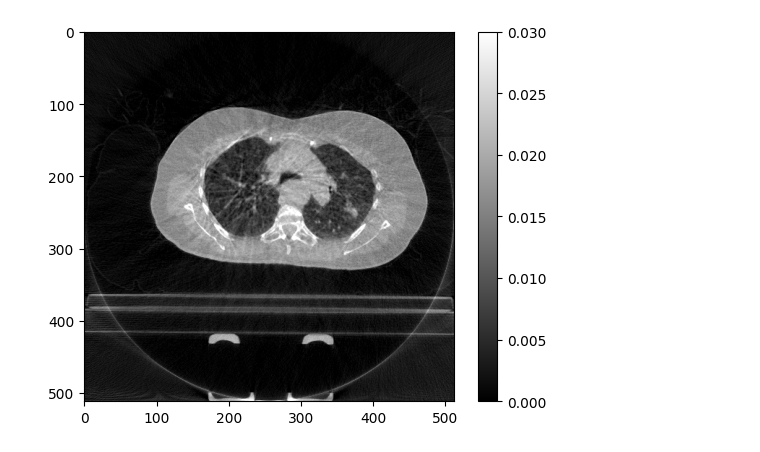
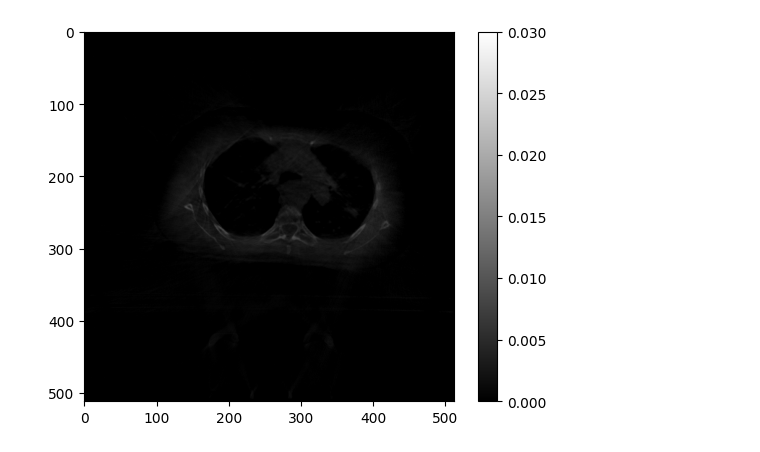
Before and after one commit to ReidIsaak/TIGRE, a Jupyter notebook: Python/tigre/recon.ipynb, the cells around one changed output. Drawn from its saved outputs; the diff is of its cells as text; code cells hidden in the pictures.

```diff
--- a/Python/tigre/recon.ipynb
+++ b/Python/tigre/recon.ipynb
@@ -19,7 +22,8 @@ for file in base_dir.iterdir():
         print(file)
         data = np.load(file)
         # projs = np.array([median_filter(p,size=(9,1)) for p in data["log_projs"].astype('float32')])
-        projs = data["log_projs"].astype('float32')
+        projs = np.array([median_filter(p,size=5) for p in data["log_projs"].astype('float32')])
+        # projs = data["log_projs"].astype('float32')
         angles = data["angles"]
         recon = algs.fdk(projs.astype('float32'),geo,angles,filter='hann')
         recons.append(recon)
@@ -35,11 +39,11 @@ C:\CBCT_Scatter_Removal_Project\data\test\4105896\npy_data\20251212-202544_pt410
 C:\CBCT_Scatter_Removal_Project\data\test\4105896\npy_data\pt4105896_dps_projs.npz
 C:\CBCT_Scatter_Removal_Project\data\test\4105896\npy_data\pt4105896_fasks_projs.npz
 # %%
-plt.imshow(recons[0][44].T,vmin=0,vmax=0.03,cmap='gray')
+plt.imshow(recons[-3][44].T-recons[-1][44].T,vmin=0,vmax=0.03,cmap='gray')
 plt.colorbar()
 plt.show()
 # %% [output]
-[figure, old version]
+[figure, new version]
 # %%
 i=0
 for file in base_dir.iterdir():
```
Also changed, not shown: parts of 1 cell of this notebook, 1 other file.
